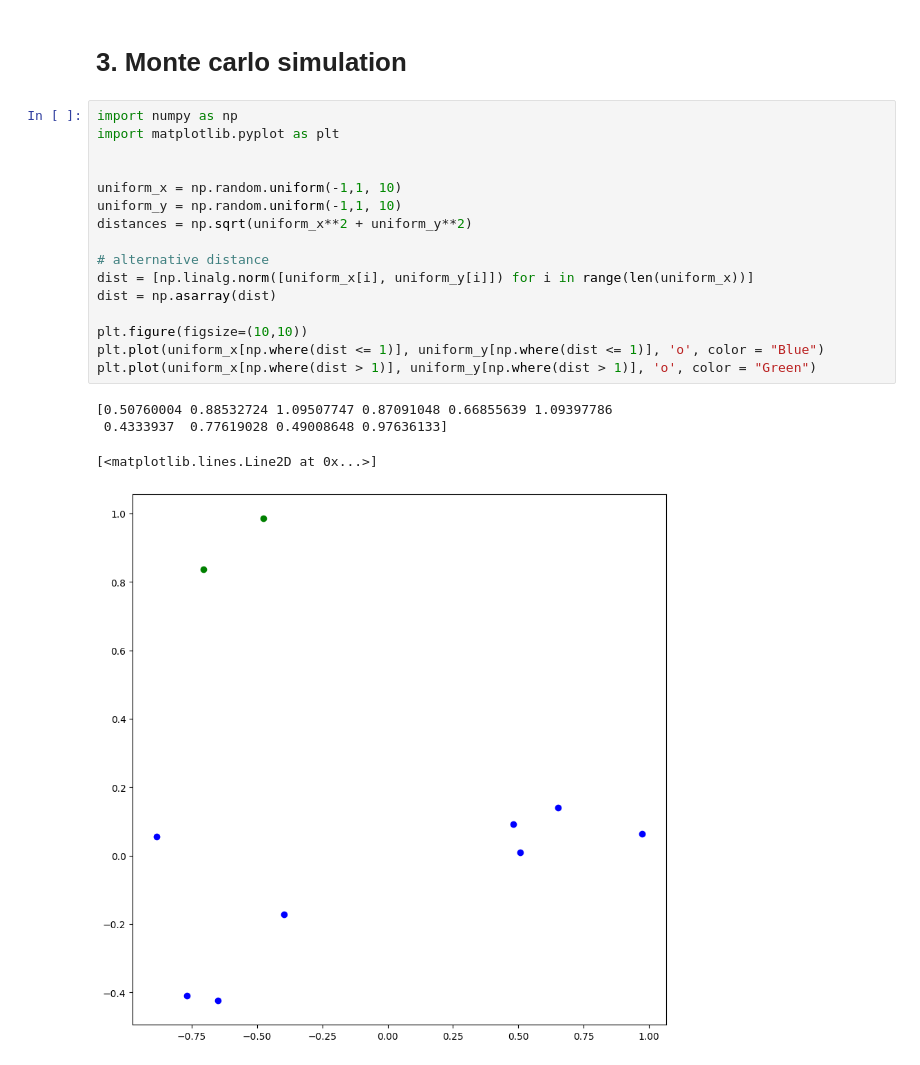
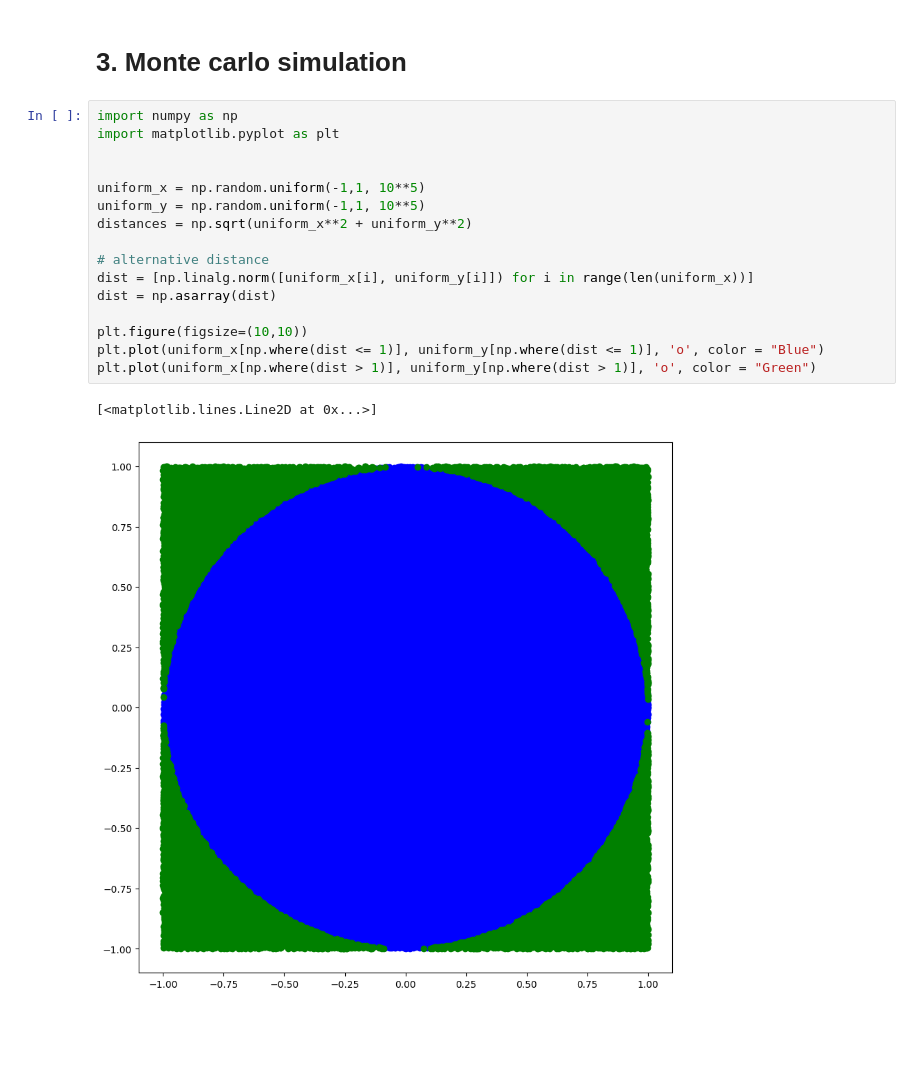
Before and after one commit to jvesand/python-johan-sandberg, a Jupyter notebook: Exercises/10-numpy-exercises.ipynb, the cells around one changed output. Saved outputs shown, nothing was run; the diff lists cells and outputs as text; blank space fills up the shorter version.

```diff
--- a/Exercises/10-numpy-exercises.ipynb
+++ b/Exercises/10-numpy-exercises.ipynb
@@ -89,21 +89,19 @@ plt.bar(np.unique(threes), frequences_three)
 # %%
 import numpy as np
 import matplotlib.pyplot as plt
 
 
-uniform_x = np.random.uniform(-1,1, 10)
-uniform_y = np.random.uniform(-1,1, 10)
+uniform_x = np.random.uniform(-1,1, 10**5)
+uniform_y = np.random.uniform(-1,1, 10**5)
 distances = np.sqrt(uniform_x**2 + uniform_y**2)
 
 # alternative distance
 dist = [np.linalg.norm([uniform_x[i], uniform_y[i]]) for i in range(len(uniform_x))]
 dist = np.asarray(dist)
 
 plt.figure(figsize=(10,10))
 plt.plot(uniform_x[np.where(dist <= 1)], uniform_y[np.where(dist <= 1)], 'o', color = "Blue")
 plt.plot(uniform_x[np.where(dist > 1)], uniform_y[np.where(dist > 1)], 'o', color = "Green")
 # %% [output]
-[0.50760004 0.88532724 1.09507747 0.87091048 0.66855639 1.09397786
- 0.4333937  0.77619028 0.49008648 0.97636133]
+[<matplotlib.lines.Line2D at 0x...>]
-[<matplotlib.lines.Line2D at 0x...>]
-[figure, old version]
+[figure, new version]
```
